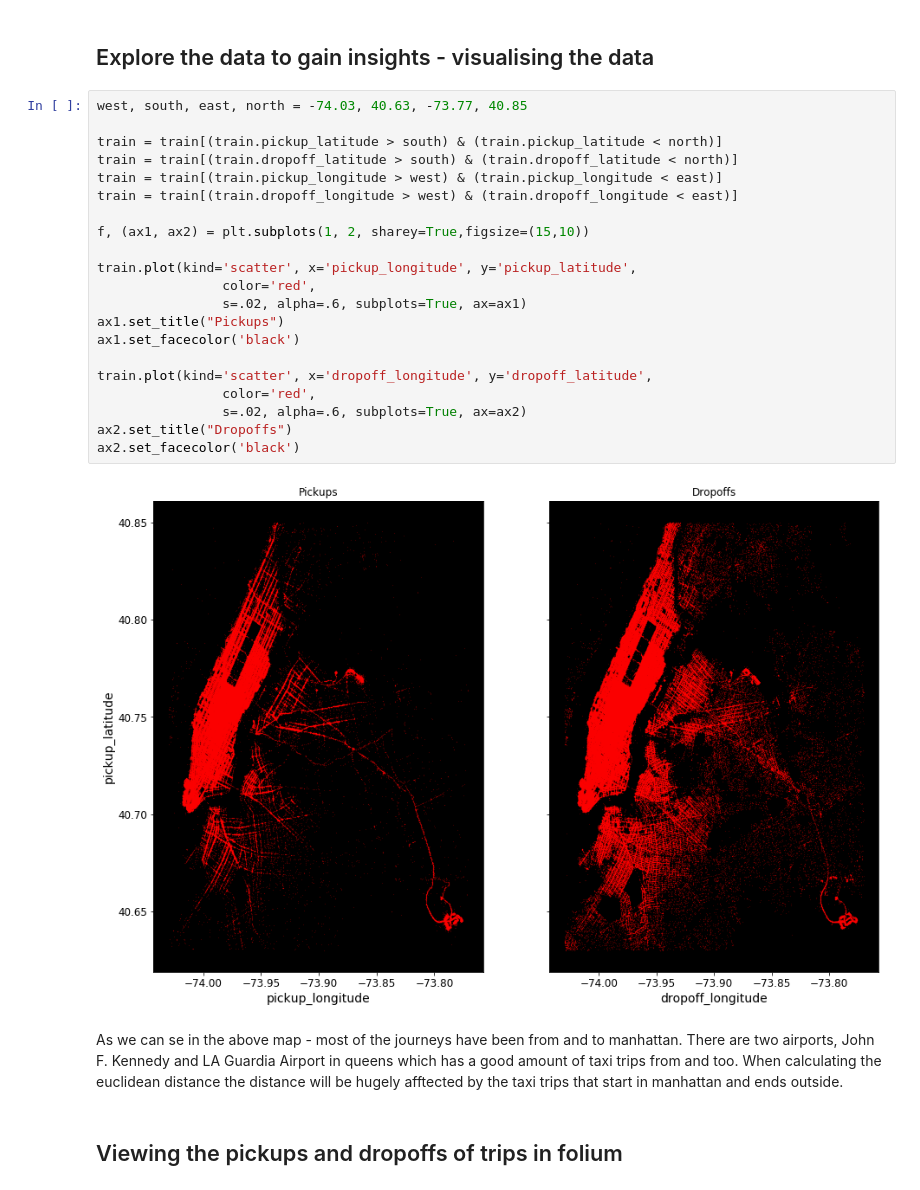
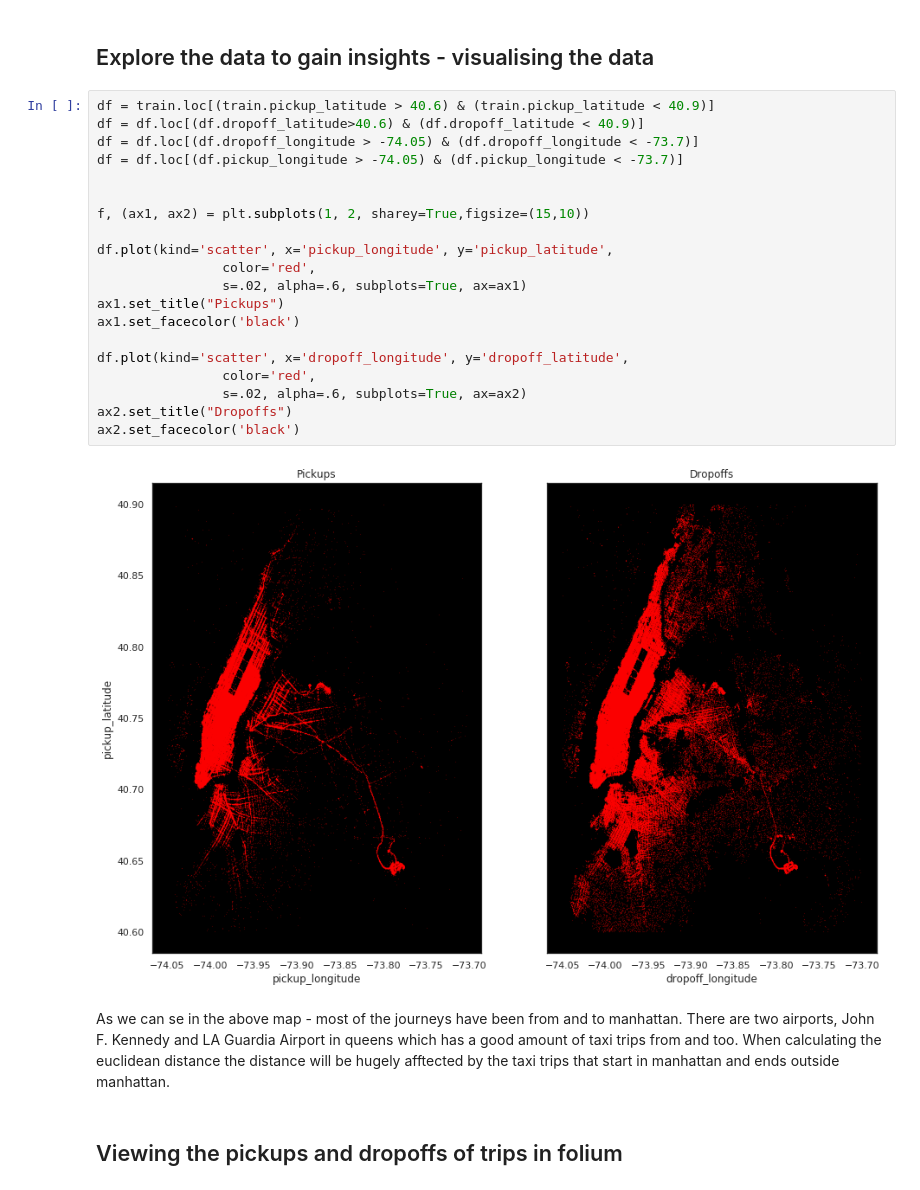
Before and after one commit to 181221/dat158ml-oblig2, a Jupyter notebook: taxi-trip.ipynb, the cells around one changed output. Saved outputs shown, nothing was run; the diff lists cells and outputs as text.

Commit message:
finding outliners in locations outside newyork

```diff
--- a/taxi-trip.ipynb
+++ b/taxi-trip.ipynb
@@ -71,32 +90,31 @@ memory usage: 122.4+ MB
 # %% [markdown]
 ## Explore the data to gain insights - visualising the data
 # %%
-west, south, east, north = -74.03, 40.63, -73.77, 40.85
+df = train.loc[(train.pickup_latitude > 40.6) & (train.pickup_latitude < 40.9)]
+df = df.loc[(df.dropoff_latitude>40.6) & (df.dropoff_latitude < 40.9)]
+df = df.loc[(df.dropoff_longitude > -74.05) & (df.dropoff_longitude < -73.7)]
+df = df.loc[(df.pickup_longitude > -74.05) & (df.pickup_longitude < -73.7)]
 
-train = train[(train.pickup_latitude > south) & (train.pickup_latitude < north)]
-train = train[(train.dropoff_latitude > south) & (train.dropoff_latitude < north)]
-train = train[(train.pickup_longitude > west) & (train.pickup_longitude < east)]
-train = train[(train.dropoff_longitude > west) & (train.dropoff_longitude < east)]
 
 f, (ax1, ax2) = plt.subplots(1, 2, sharey=True,figsize=(15,10))
 
-train.plot(kind='scatter', x='pickup_longitude', y='pickup_latitude',
+df.plot(kind='scatter', x='pickup_longitude', y='pickup_latitude',
                 color='red',
                 s=.02, alpha=.6, subplots=True, ax=ax1)
 ax1.set_title("Pickups")
 ax1.set_facecolor('black')
 
-train.plot(kind='scatter', x='dropoff_longitude', y='dropoff_latitude',
+df.plot(kind='scatter', x='dropoff_longitude', y='dropoff_latitude',
                 color='red',
                 s=.02, alpha=.6, subplots=True, ax=ax2)
 ax2.set_title("Dropoffs")
 ax2.set_facecolor('black')
 # %% [output]
-[figure, old version]
+[figure, new version]
 # %% [markdown]
 As we can se in the above map - most of the journeys have been from and to manhattan.
 There are two airports, John F. Kennedy and LA Guardia Airport in queens which has a good amount of taxi trips from and too.
-When calculating the euclidean distance the distance will be hugely afftected by the taxi trips that start in manhattan and ends outside.
+When calculating the euclidean distance the distance will be hugely afftected by the taxi trips that start in manhattan and ends outside manhattan.
 # %% [markdown]
 ## Viewing the pickups and dropoffs of trips in folium
 # %%
```
Also changed, not shown: parts of 48 cells of this notebook, 1 other file.
